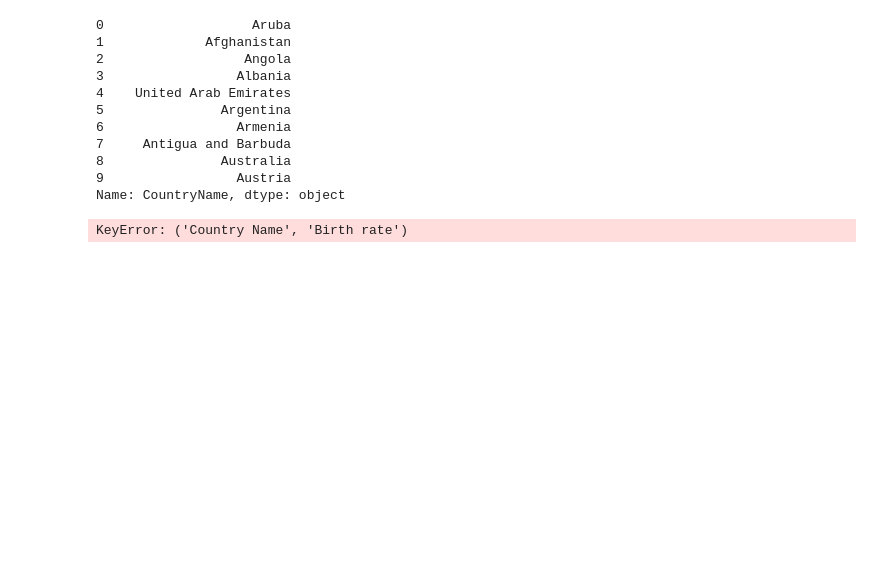
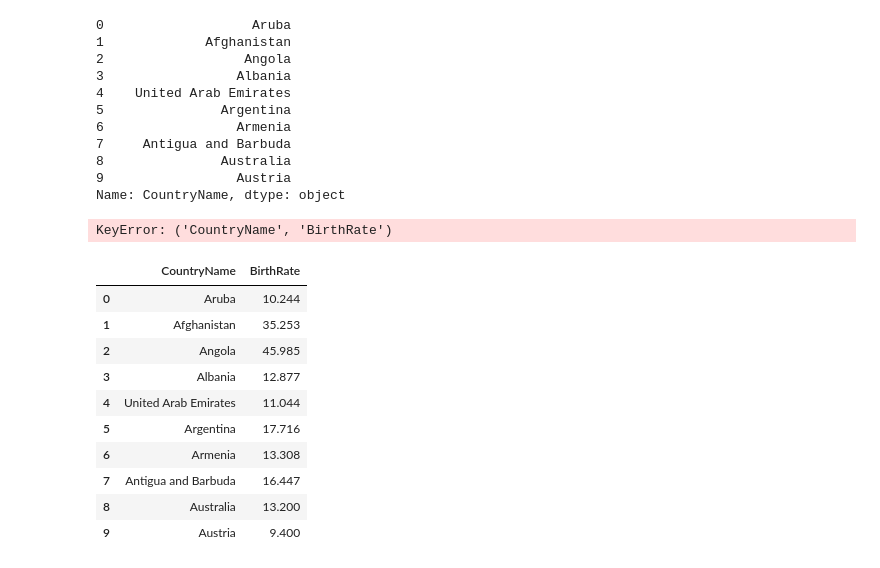
Before and after one commit to theflamio/PythonDataScienceMachineLearning_A-Z, a Jupyter notebook: Data_Frames_Pandas.ipynb, the cells around one changed output. Cells and saved outputs as stored; diff of their text form; code cells hidden in the pictures; blank space fills up the shorter version.

```diff
--- a/Data_Frames_Pandas.ipynb
+++ b/Data_Frames_Pandas.ipynb
@@ -68,13 +68,25 @@ stats['CountryName'].head(10)
 9                 Austria
 Name: CountryName, dtype: object
 # %%
-stats['Country Name', 'Birth rate'].head(10)
+stats['CountryName', 'BirthRate'].head(10)
 # %% [output]
-KeyError: ('Country Name', 'Birth rate')
+KeyError: ('CountryName', 'BirthRate')
 # %%
-SearchList = ['CountryName', 'Birthrate']
+SearchList = ['CountryName', 'BirthRate']
 
 stats[SearchList].head(10)
+# %% [output]
+|  | CountryName | BirthRate |
+| 0 | Aruba | 10.244 |
+| 1 | Afghanistan | 35.253 |
+| 2 | Angola | 45.985 |
+| 3 | Albania | 12.877 |
+| 4 | United Arab Emirates | 11.044 |
+| 5 | Argentina | 17.716 |
+| 6 | Armenia | 13.308 |
+| 7 | Antigua and Barbuda | 16.447 |
+| 8 | Australia | 13.200 |
+| 9 | Austria | 9.400 |
 # %%
 # Quick access - requires the name to be one word
 # remember rows must have names without space then use the dot operator
```
Also changed, not shown: parts of 6 cells of this notebook, 1 other file.
